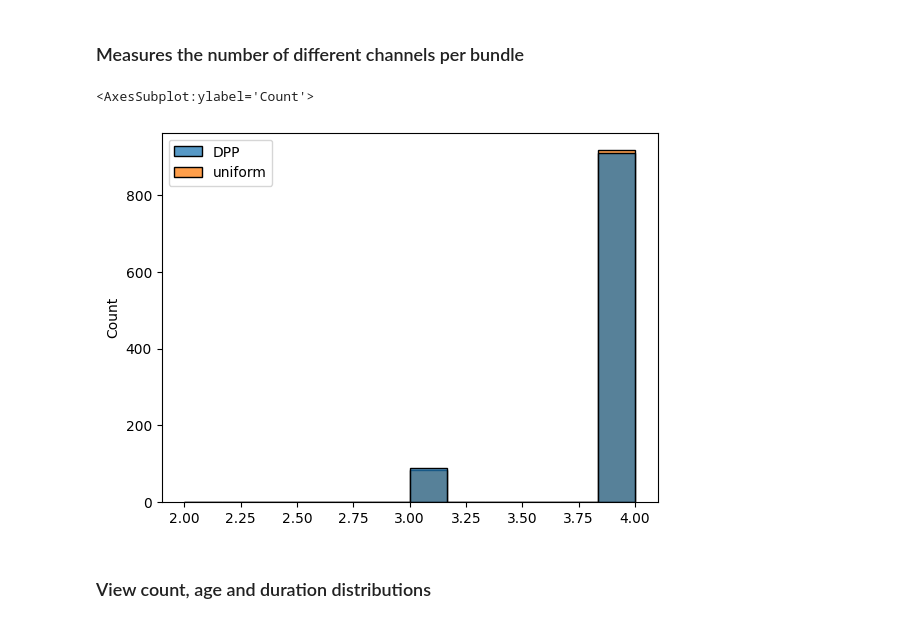
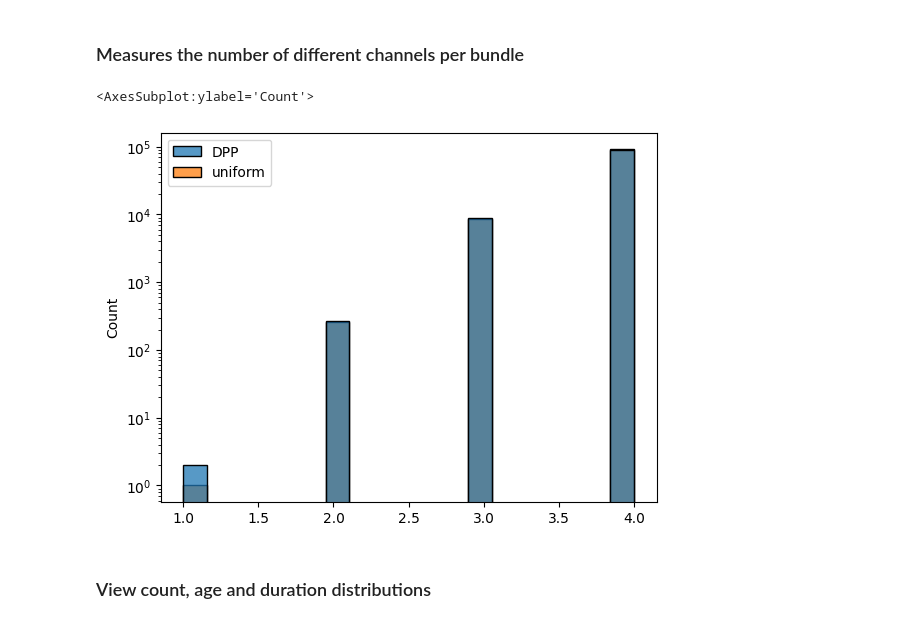
Before and after one commit to ArfyK/tournesol-dpp, a Jupyter notebook: bundle_statistics.ipynb, the cells around one changed output. Cells and saved outputs as stored; diff of their text form; code cells hidden in the pictures.

Commit message:
n_sample=100000 to measure number of channel per bundle

```diff
--- a/bundle_statistics.ipynb
+++ b/bundle_statistics.ipynb
@@ -34,7 +34,7 @@ L_dual = Phi Phi.T was computed: Phi (dxN) with d<N
 # %%
 import seaborn as sns
 
-n_tests = 1000
+n_tests = 100000
 
 n_channel = pd.DataFrame(columns = ['DPP', 'uniform'])
 
@@ -46,35 +46,35 @@ n_channel['DPP'] = pd.Series(
         ].unique()
     )
     for i in range(n_tests)],
     name="DPP"
 )
 
 # Uniform sampling
 n_channel['uniform'] = pd.Series(
     data=[len(
         pd.concat([
             df.loc[df["age_in_days"] <= 21]
                 .sample(
                     n=recent_videos_to_sample,
                     replace=False
             ),
             df.loc[df["age_in_days"] > 21]
                 .sample(
                     n=old_videos_to_sample,
                     replace=False
             )
         ])['channel']
             .unique()
     )
     for i in range(n_tests)
     ],
     name="uniform"
 )
 
-sns.histplot(n_channel)
+sns.histplot(n_channel, log_scale=(False, True))
 # %% [output]
 <AxesSubplot:ylabel='Count'>
-[figure, old version]
+[figure, new version]
 # %% [markdown]
 ### View count, age and duration distributions
 # %%
```
